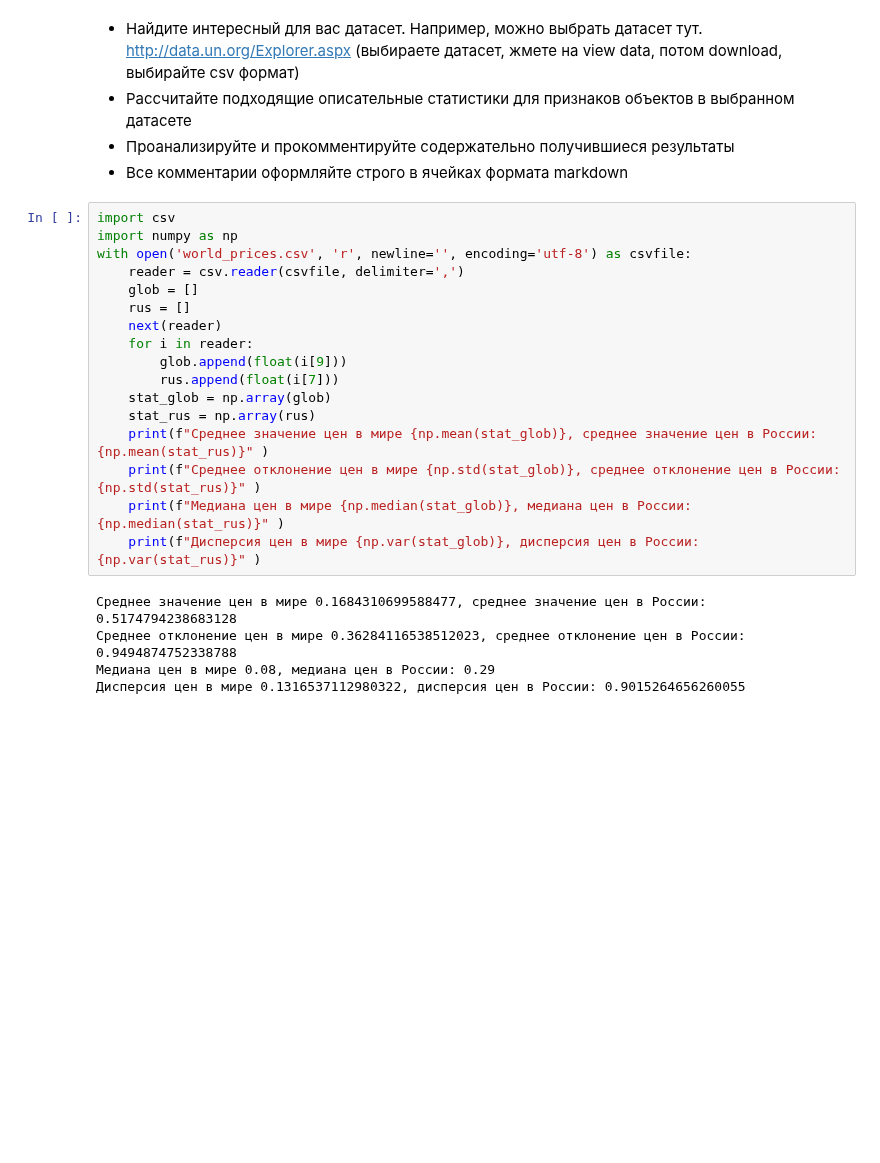
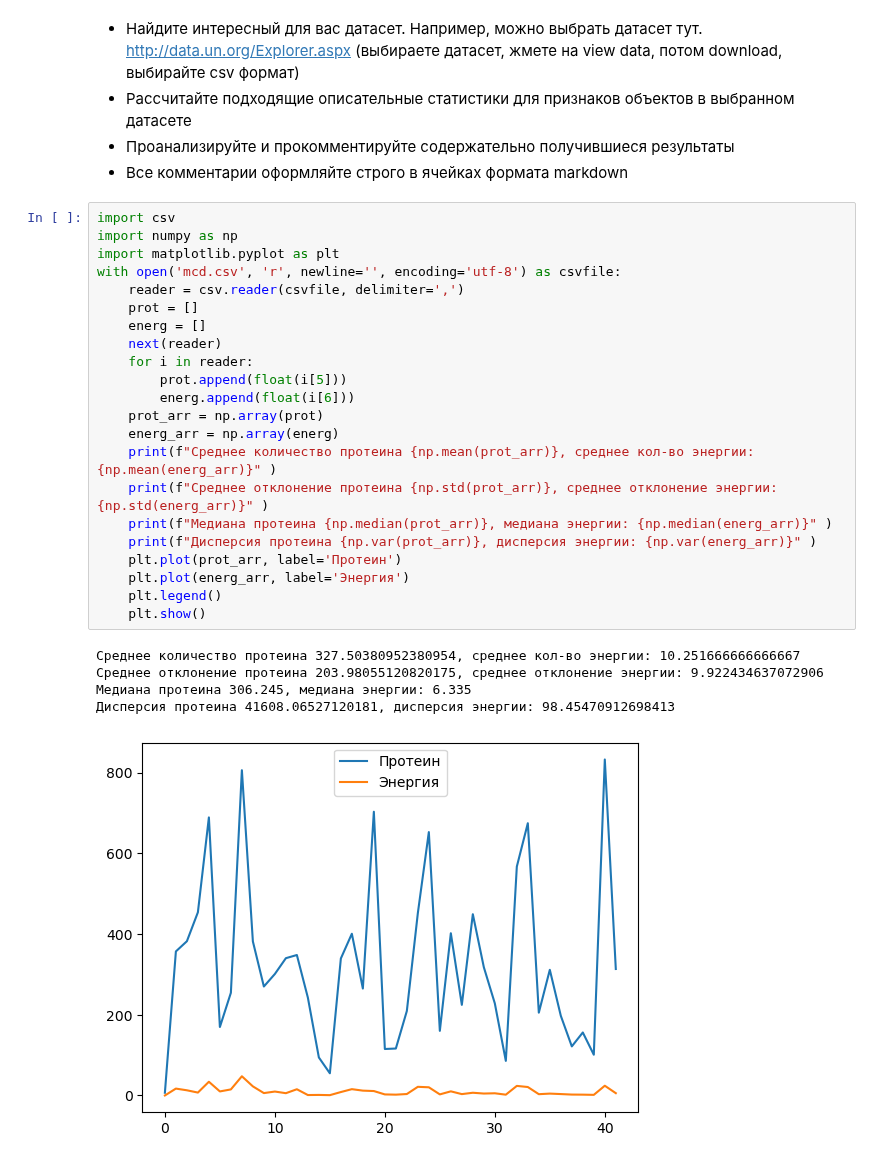
Before and after one commit to AndrejMirrox/ai-lab-2, a Jupyter notebook: lab3.2hw.ipynb, the cells around one changed output. Drawn from its saved outputs; the diff is of its cells as text; blank space fills up the shorter version.

```diff
--- a/lab3.2hw.ipynb
+++ b/lab3.2hw.ipynb
@@ -40,22 +40,28 @@ print((list1 % 4 == 0) & (list2 < 14))
 # %%
 import csv
 import numpy as np
-with open('world_prices.csv', 'r', newline='', encoding='utf-8') as csvfile:
+import matplotlib.pyplot as plt
+with open('mcd.csv', 'r', newline='', encoding='utf-8') as csvfile:
     reader = csv.reader(csvfile, delimiter=',')
-    glob = []
-    rus = []
+    prot = []
+    energ = []
     next(reader)
     for i in reader:
-        glob.append(float(i[9]))
-        rus.append(float(i[7]))
-    stat_glob = np.array(glob)
-    stat_rus = np.array(rus)
-    print(f"Среднее значение цен в мире {np.mean(stat_glob)}, среднее значение цен в России: {np.mean(stat_rus)}" )
-    print(f"Среднее отклонение цен в мире {np.std(stat_glob)}, среднее отклонение цен в России: {np.std(stat_rus)}" )
-    print(f"Медиана цен в мире {np.median(stat_glob)}, медиана цен в России: {np.median(stat_rus)}" )
-    print(f"Дисперсия цен в мире {np.var(stat_glob)}, дисперсия цен в России: {np.var(stat_rus)}" )
+        prot.append(float(i[5]))
+        energ.append(float(i[6]))
+    prot_arr = np.array(prot)
+    energ_arr = np.array(energ)
+    print(f"Среднее количество протеина {np.mean(prot_arr)}, среднее кол-во энергии: {np.mean(energ_arr)}" )
+    print(f"Среднее отклонение протеина {np.std(prot_arr)}, среднее отклонение энергии: {np.std(energ_arr)}" )
+    print(f"Медиана протеина {np.median(prot_arr)}, медиана энергии: {np.median(energ_arr)}" )
+    print(f"Дисперсия протеина {np.var(prot_arr)}, дисперсия энергии: {np.var(energ_arr)}" )
+    plt.plot(prot_arr, label='Протеин')
+    plt.plot(energ_arr, label='Энергия')
+    plt.legend()
+    plt.show()
 # %% [output]
-Среднее значение цен в мире 0.1684310699588477, среднее значение цен в России: 0.5174794238683128
-Среднее отклонение цен в мире 0.36284116538512023, среднее отклонение цен в России: 0.9494874752338788
-Медиана цен в мире 0.08, медиана цен в России: 0.29
-Дисперсия цен в мире 0.1316537112980322, дисперсия цен в России: 0.9015264656260055
+Среднее количество протеина 327.50380952380954, среднее кол-во энергии: 10.251666666666667
+Среднее отклонение протеина 203.98055120820175, среднее отклонение энергии: 9.922434637072906
+Медиана протеина 306.245, медиана энергии: 6.335
+Дисперсия протеина 41608.06527120181, дисперсия энергии: 98.45470912698413
+[figure, added]
```
Also changed, not shown: 1 other file.
